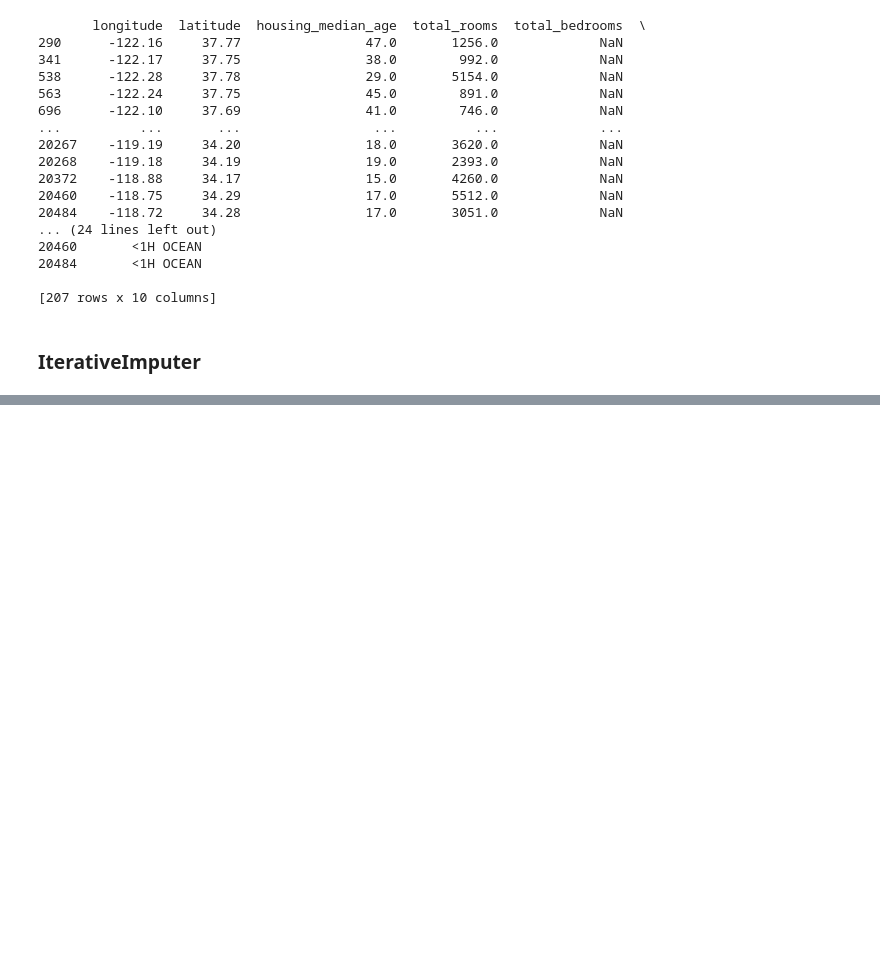
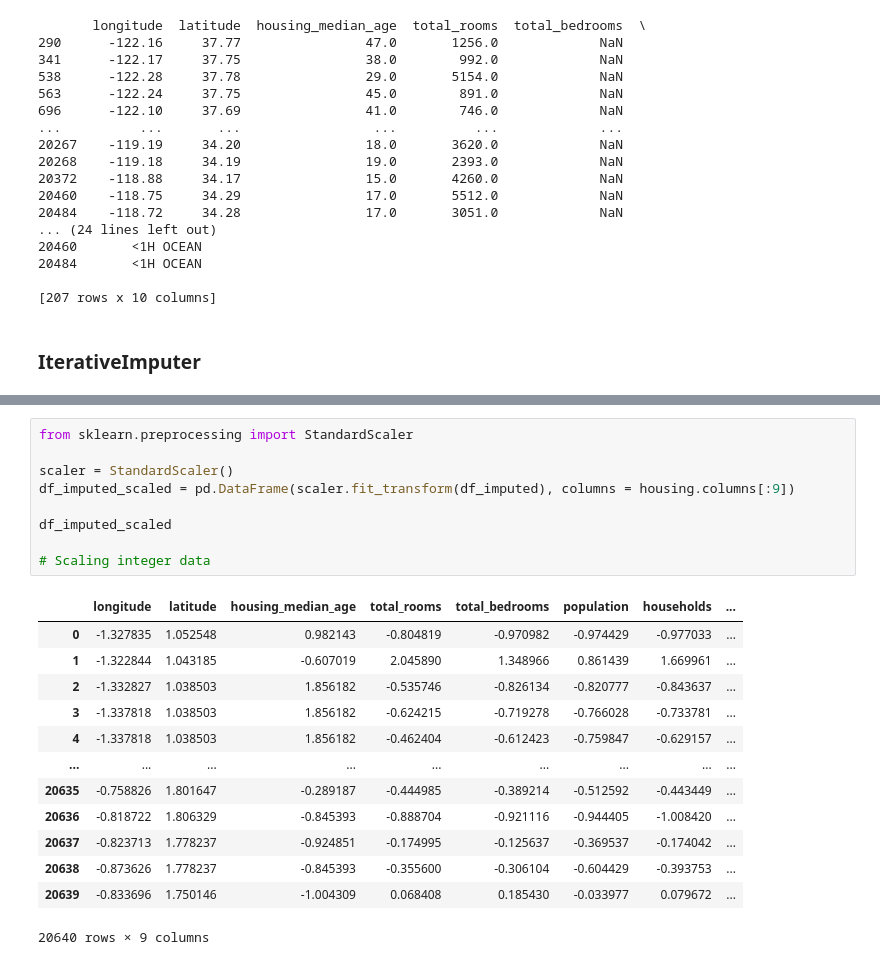
Before and after one commit to SBerkeB/ml_project1, a Jupyter notebook: IterativeImputer.ipynb, the cells around one changed output, grey strips where cells are left out. Cells and saved outputs as stored; diff of their text form; blank space fills up the shorter version.

```diff
--- a/IterativeImputer.ipynb
+++ b/IterativeImputer.ipynb
@@ -95,0 +145,23 @@ nan
+# %%
+from sklearn.preprocessing import StandardScaler
+
+scaler = StandardScaler()
+df_imputed_scaled = pd.DataFrame(scaler.fit_transform(df_imputed), columns = housing.columns[:9])
+
+df_imputed_scaled
+
+# Scaling integer data
+# %% [output]
+|  | longitude | latitude | housing_median_age | total_rooms | total_bedrooms | population | households | ... |
+| 0 | -1.327835 | 1.052548 | 0.982143 | -0.804819 | -0.970982 | -0.974429 | -0.977033 | ... |
+| 1 | -1.322844 | 1.043185 | -0.607019 | 2.045890 | 1.348966 | 0.861439 | 1.669961 | ... |
+| 2 | -1.332827 | 1.038503 | 1.856182 | -0.535746 | -0.826134 | -0.820777 | -0.843637 | ... |
+| 3 | -1.337818 | 1.038503 | 1.856182 | -0.624215 | -0.719278 | -0.766028 | -0.733781 | ... |
+| 4 | -1.337818 | 1.038503 | 1.856182 | -0.462404 | -0.612423 | -0.759847 | -0.629157 | ... |
+| ... | ... | ... | ... | ... | ... | ... | ... | ... |
+| 20635 | -0.758826 | 1.801647 | -0.289187 | -0.444985 | -0.389214 | -0.512592 | -0.443449 | ... |
+| 20636 | -0.818722 | 1.806329 | -0.845393 | -0.888704 | -0.921116 | -0.944405 | -1.008420 | ... |
+| 20637 | -0.823713 | 1.778237 | -0.924851 | -0.174995 | -0.125637 | -0.369537 | -0.174042 | ... |
+| 20638 | -0.873626 | 1.778237 | -0.845393 | -0.355600 | -0.306104 | -0.604429 | -0.393753 | ... |
+| 20639 | -0.833696 | 1.750146 | -1.004309 | 0.068408 | 0.185430 | -0.033977 | 0.079672 | ... |
+20640 rows × 9 columns
```
Also changed, not shown: parts of 9 cells of this notebook.
